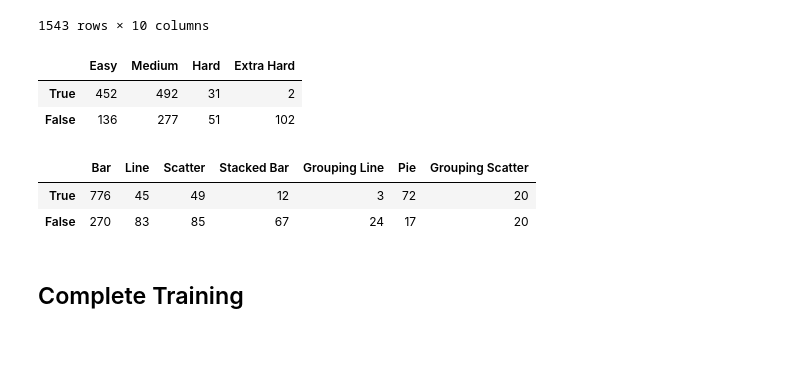
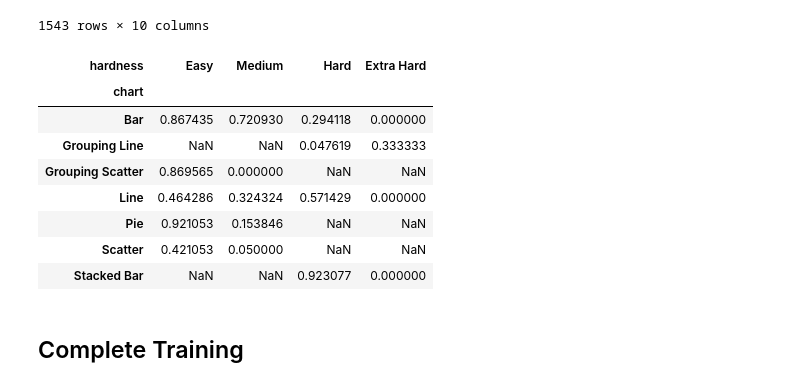
Before and after one commit to kwkty/vxnli, a Jupyter notebook: notebooks/03_model-v0.ipynb, the cells around one changed output. Saved outputs shown, nothing was run; the diff lists cells and outputs as text; code cells hidden in the pictures; blank space fills up the shorter version.

```diff
--- a/notebooks/03_model-v0.ipynb
+++ b/notebooks/03_model-v0.ipynb
@@ -417,34 +417,20 @@ preds_df
 | 1541 | candidate_poll | Bar | Easy | Visualize BAR SELECT Name , Weigh... | return a bar chart about the dist... | mark bar encoding x name y aggreg... | SELECT Name , Weight FROM people ... | people | mark bar encoding x name y aggreg... | True |
 | 1542 | behavior_monitoring | Bar | Medium | Visualize BAR SELECT other_detail... | return a bar chart about the dist... | mark bar encoding x other_details... | SELECT other_details , SUM(monthl... | student_addresses | mark bar encoding x other_details... | False |
 1543 rows × 10 columns
-# %%
-pd.concat(
-    [
-        preds_df[preds_df["hardness"] == hardness]["exact_matched"]
-        .value_counts()
-        .rename(hardness)
-        for hardness in ("Easy", "Medium", "Hard", "Extra Hard")
-    ],
-    axis=1,
-)
-# %% [output]
-|  | Easy | Medium | Hard | Extra Hard |
-| True | 452 | 492 | 31 | 2 |
-| False | 136 | 277 | 51 | 102 |
-# %%
-pd.concat(
-    [
-        preds_df[preds_df["chart"] == chart]["exact_matched"]
-        .value_counts()
-        .rename(chart)
-        for chart in preds_df["chart"].unique()
-    ],
-    axis=1,
-)
-# %% [output]
-|  | Bar | Line | Scatter | Stacked Bar | Grouping Line | Pie | Grouping Scatter |
-| True | 776 | 45 | 49 | 12 | 3 | 72 | 20 |
-| False | 270 | 83 | 85 | 67 | 24 | 17 | 20 |
+# %%
+preds_df[["hardness", "chart", "exact_matched"]].pivot_table(
+    index="chart", columns="hardness", values="exact_matched", aggfunc=np.mean
+)[["Easy", "Medium", "Hard", "Extra Hard"]]
+# %% [output]
+| hardness | Easy | Medium | Hard | Extra Hard |
+| chart |  |  |  |  |
+| Bar | 0.867435 | 0.720930 | 0.294118 | 0.000000 |
+| Grouping Line | NaN | NaN | 0.047619 | 0.333333 |
+| Grouping Scatter | 0.869565 | 0.000000 | NaN | NaN |
+| Line | 0.464286 | 0.324324 | 0.571429 | 0.000000 |
+| Pie | 0.921053 | 0.153846 | NaN | NaN |
+| Scatter | 0.421053 | 0.050000 | NaN | NaN |
+| Stacked Bar | NaN | NaN | 0.923077 | 0.000000 |
 # %% [markdown]
 ## Complete Training
 # %%
```
